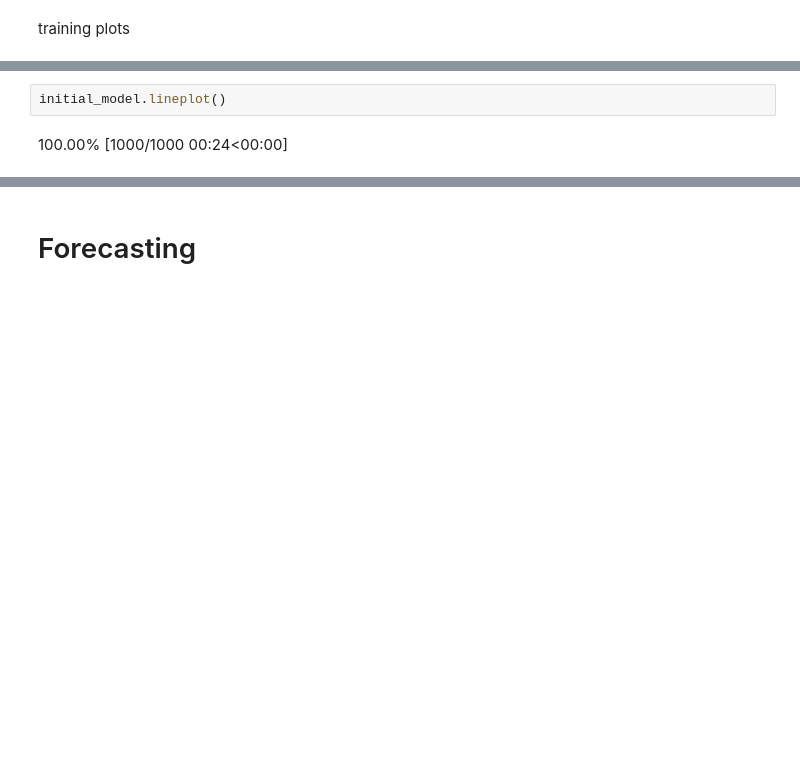
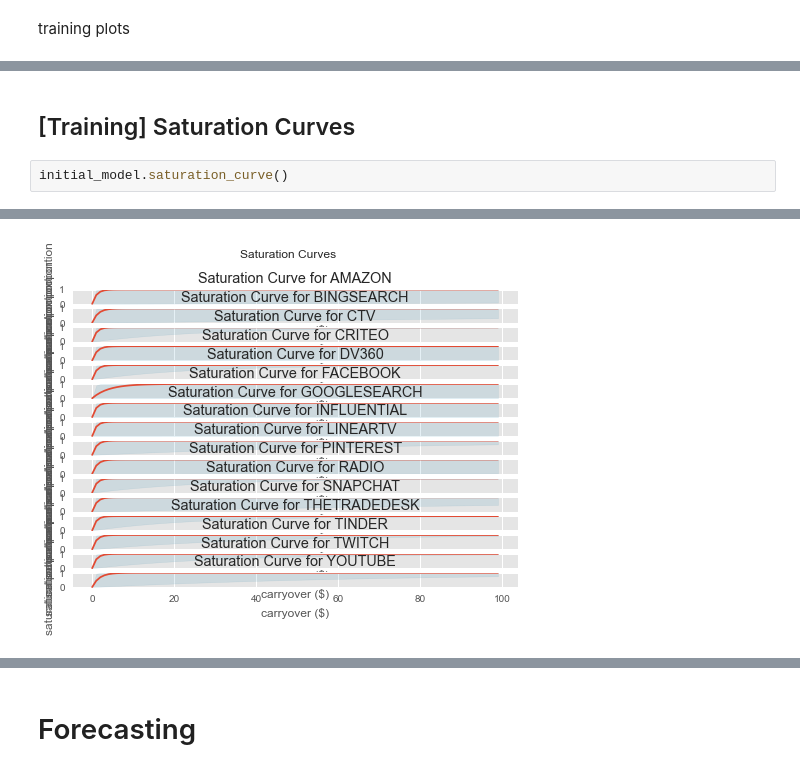
Before and after one commit to RSatyakaal/media_mix_model, a Jupyter notebook: may-pipeline/may_pipeline.ipynb, the cells around one changed output, grey strips where cells are left out. Saved outputs shown, nothing was run; the diff lists cells and outputs as text; blank space fills up the shorter version.

```diff
--- a/may-pipeline/may_pipeline.ipynb
+++ b/may-pipeline/may_pipeline.ipynb
@@ -134,4 +165,5 @@ initial_model.attribution()
+# %% [markdown]
+## [Training] Saturation Curves
 # %%
-initial_model.lineplot()
+initial_model.saturation_curve()
 # %% [output]
-100.00% [1000/1000 00:24<00:00]
@@ -138,0 +170 @@ initial_model.lineplot()
+[figure, added]
```
Also changed, not shown: parts of 46 cells of this notebook, 4 other files.
